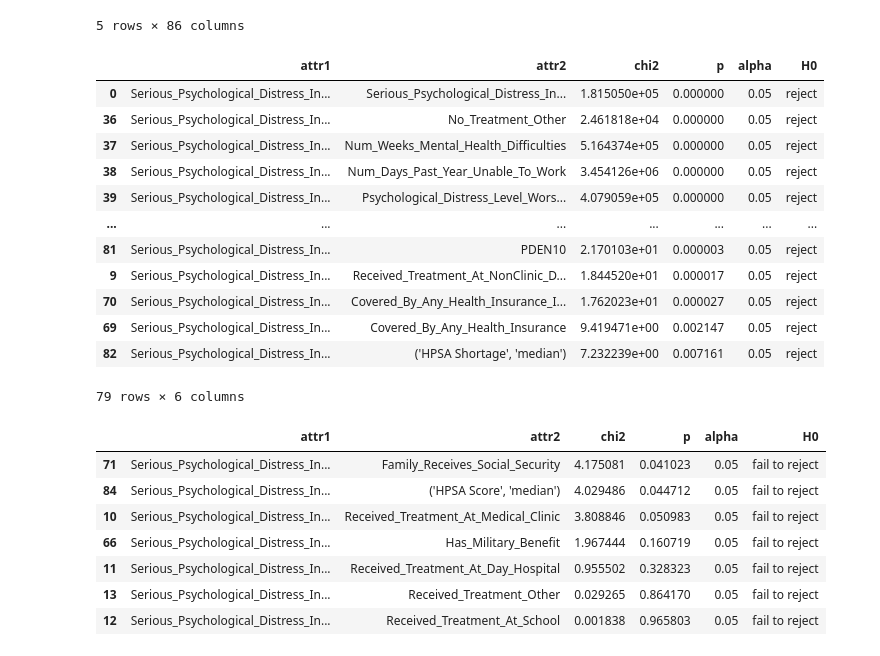
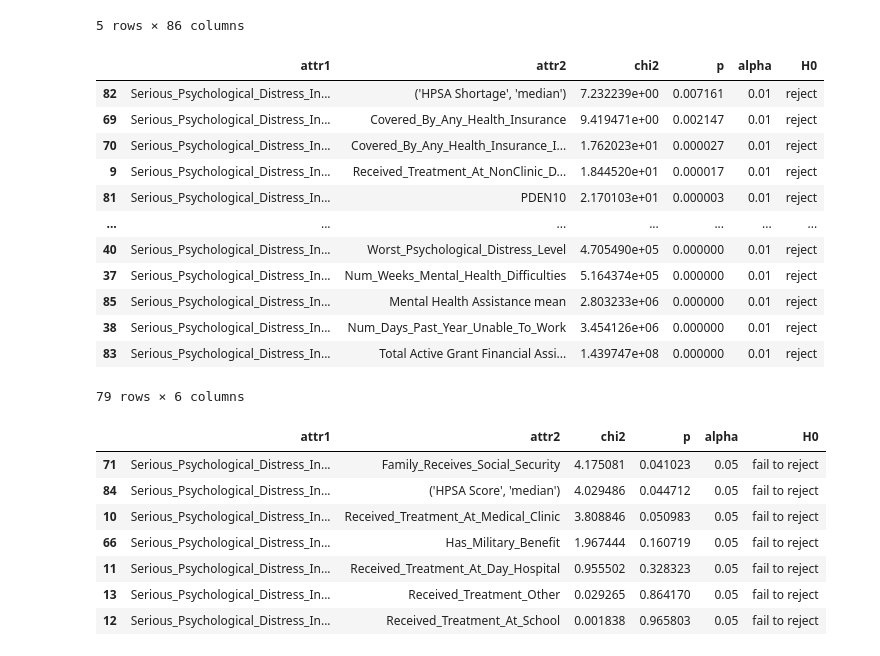
Before and after one commit to ml42322/correlationone_team2, a Jupyter notebook: Feature Selection.ipynb, the cells around one changed output. Cells and saved outputs as stored; diff of their text form; code cells hidden in the pictures.

```diff
--- a/Feature Selection.ipynb
+++ b/Feature Selection.ipynb
@@ -133,30 +133,30 @@ df_cat_label.head()
 # %%
 chi2_res = feature_selection.chi2(df_cat_label, df.Serious_Psychological_Distress_Indicator_Past_Month)
 
 df_chi2 = pd.DataFrame({
     'attr1': 'Serious_Psychological_Distress_Indicator_Past_Month',
     'attr2': df_cat_label.columns,
     'chi2': chi2_res[0],
     'p': chi2_res[1],
-    'alpha': 0.05
+    'alpha': 0.01
 })
 
 df_chi2['H0'] = np.where(df_chi2['p'] < 0.01, 'reject','fail to reject')
 
-df_chi2[df_chi2['H0'] == 'reject'].sort_values('p')
+df_chi2[df_chi2['H0'] == 'reject'].sort_values('chi2')
 # %% [output]
 |  | attr1 | attr2 | chi2 | p | alpha | H0 |
-| 0 | Serious_Psychological_Distress_In... | Serious_Psychological_Distress_In... | 1.815050e+05 | 0.000000 | 0.05 | reject |
-| 36 | Serious_Psychological_Distress_In... | No_Treatment_Other | 2.461818e+04 | 0.000000 | 0.05 | reject |
-| 37 | Serious_Psychological_Distress_In... | Num_Weeks_Mental_Health_Difficulties | 5.164374e+05 | 0.000000 | 0.05 | reject |
-| 38 | Serious_Psychological_Distress_In... | Num_Days_Past_Year_Unable_To_Work | 3.454126e+06 | 0.000000 | 0.05 | reject |
-| 39 | Serious_Psychological_Distress_In... | Psychological_Distress_Level_Wors... | 4.079059e+05 | 0.000000 | 0.05 | reject |
+| 82 | Serious_Psychological_Distress_In... | ('HPSA Shortage', 'median') | 7.232239e+00 | 0.007161 | 0.01 | reject |
+| 69 | Serious_Psychological_Distress_In... | Covered_By_Any_Health_Insurance | 9.419471e+00 | 0.002147 | 0.01 | reject |
+| 70 | Serious_Psychological_Distress_In... | Covered_By_Any_Health_Insurance_I... | 1.762023e+01 | 0.000027 | 0.01 | reject |
+| 9 | Serious_Psychological_Distress_In... | Received_Treatment_At_NonClinic_D... | 1.844520e+01 | 0.000017 | 0.01 | reject |
+| 81 | Serious_Psychological_Distress_In... | PDEN10 | 2.170103e+01 | 0.000003 | 0.01 | reject |
 | ... | ... | ... | ... | ... | ... | ... |
-| 81 | Serious_Psychological_Distress_In... | PDEN10 | 2.170103e+01 | 0.000003 | 0.05 | reject |
-| 9 | Serious_Psychological_Distress_In... | Received_Treatment_At_NonClinic_D... | 1.844520e+01 | 0.000017 | 0.05 | reject |
-| 70 | Serious_Psychological_Distress_In... | Covered_By_Any_Health_Insurance_I... | 1.762023e+01 | 0.000027 | 0.05 | reject |
-| 69 | Serious_Psychological_Distress_In... | Covered_By_Any_Health_Insurance | 9.419471e+00 | 0.002147 | 0.05 | reject |
-| 82 | Serious_Psychological_Distress_In... | ('HPSA Shortage', 'median') | 7.232239e+00 | 0.007161 | 0.05 | reject |
+| 40 | Serious_Psychological_Distress_In... | Worst_Psychological_Distress_Level | 4.705490e+05 | 0.000000 | 0.01 | reject |
+| 37 | Serious_Psychological_Distress_In... | Num_Weeks_Mental_Health_Difficulties | 5.164374e+05 | 0.000000 | 0.01 | reject |
+| 85 | Serious_Psychological_Distress_In... | Mental Health Assistance mean | 2.803233e+06 | 0.000000 | 0.01 | reject |
+| 38 | Serious_Psychological_Distress_In... | Num_Days_Past_Year_Unable_To_Work | 3.454126e+06 | 0.000000 | 0.01 | reject |
+| 83 | Serious_Psychological_Distress_In... | Total Active Grant Financial Assi... | 1.439747e+08 | 0.000000 | 0.01 | reject |
 79 rows × 6 columns
 # %%
 df_chi2[df_chi2['H0']=='fail to reject'].sort_values('p')
```
Also changed, not shown: parts of 19 cells of this notebook.
